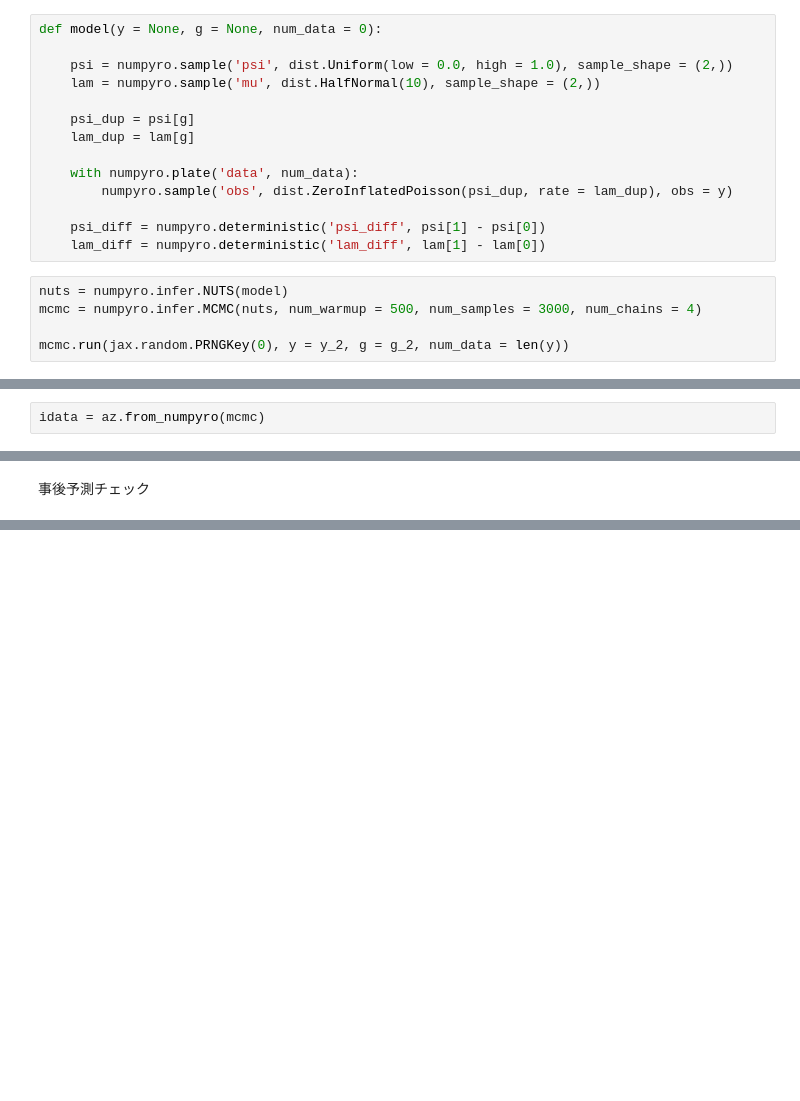
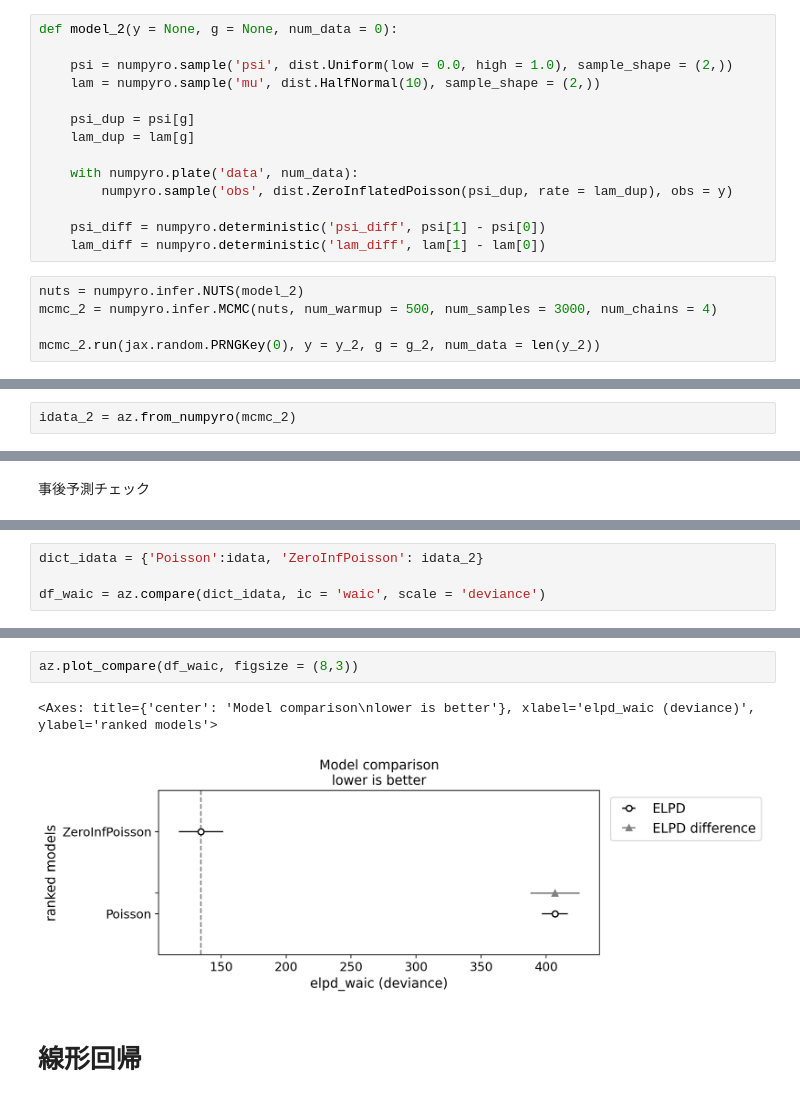
Before and after one commit to kazutax/AB_test, a Jupyter notebook: notebook/006_numpyroに慣れるためのノート.ipynb, the cells around one changed output, grey strips where cells are left out. Drawn from its saved outputs; the diff is of its cells as text; blank space fills up the shorter version.

```diff
--- a/notebook/006_numpyroに慣れるためのノート.ipynb
+++ b/notebook/006_numpyroに慣れるためのノート.ipynb
@@ -254,7 +254,7 @@ plt.tight_layout()
 # %% [output]
 [figure]
 # %%
-def model(y = None, g = None, num_data = 0):
+def model_2(y = None, g = None, num_data = 0):
 
     psi = numpyro.sample('psi', dist.Uniform(low = 0.0, high = 1.0), sample_shape = (2,))
     lam = numpyro.sample('mu', dist.HalfNormal(10), sample_shape = (2,))
@@ -268,8 +268,8 @@ def model(y = None, g = None, num_data = 0):
     psi_diff = numpyro.deterministic('psi_diff', psi[1] - psi[0])
     lam_diff = numpyro.deterministic('lam_diff', lam[1] - lam[0])
 # %%
-nuts = numpyro.infer.NUTS(model)
-mcmc = numpyro.infer.MCMC(nuts, num_warmup = 500, num_samples = 3000, num_chains = 4)
+nuts = numpyro.infer.NUTS(model_2)
+mcmc_2 = numpyro.infer.MCMC(nuts, num_warmup = 500, num_samples = 3000, num_chains = 4)
 
-mcmc.run(jax.random.PRNGKey(0), y = y_2, g = g_2, num_data = len(y))
+mcmc_2.run(jax.random.PRNGKey(0), y = y_2, g = g_2, num_data = len(y_2))
 # %%
@@ -277,3 +277,3 @@ mcmc_samples = mcmc.get_samples()
 # %%
-idata = az.from_numpyro(mcmc)
+idata_2 = az.from_numpyro(mcmc_2)
 # %%
@@ -296,0 +319,4 @@ Text(0.5, 0, '$\\lambda_1 - \\lambda_0$')
+# %%
+dict_idata = {'Poisson':idata, 'ZeroInfPoisson': idata_2}
+
+df_waic = az.compare(dict_idata, ic = 'waic', scale = 'deviance')
@@ -296,0 +332,7 @@ Text(0.5, 0, '$\\lambda_1 - \\lambda_0$')
+# %%
+az.plot_compare(df_waic, figsize = (8,3))
+# %% [output]
+<Axes: title={'center': 'Model comparison\nlower is better'}, xlabel='elpd_waic (deviance)', ylabel='ranked models'>
+[figure, added]
+# %% [markdown]
+# 線形回帰
```
Also changed, not shown: parts of 13 cells of this notebook, 1 other file.
